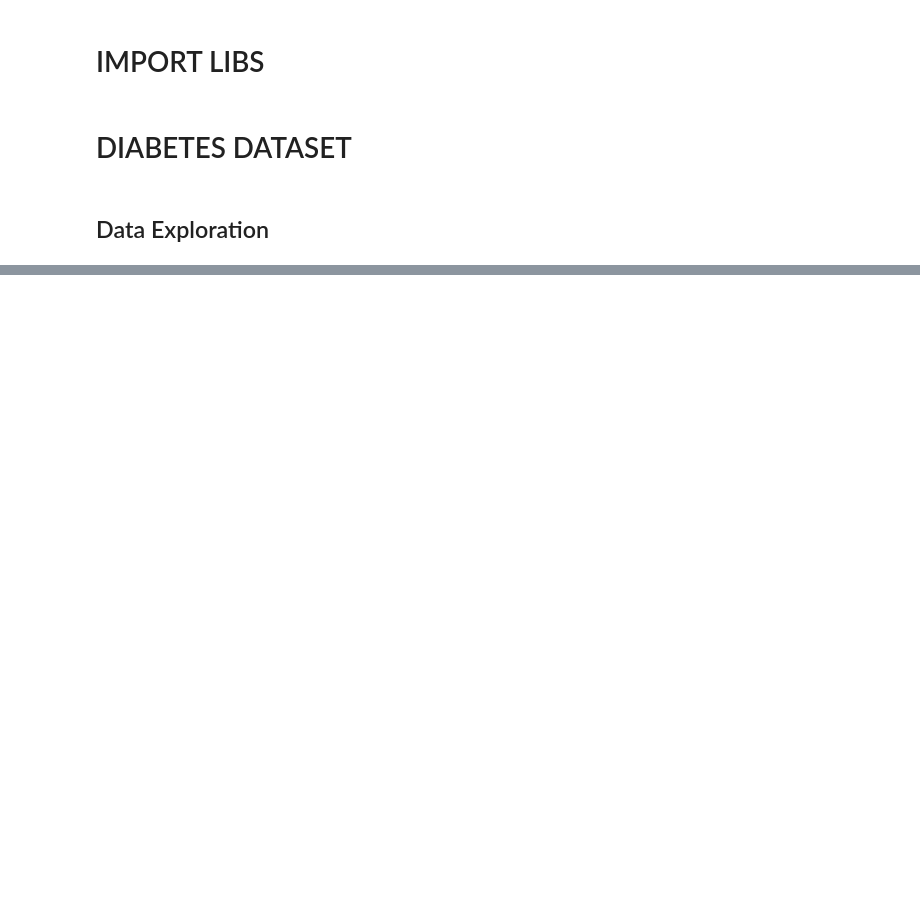
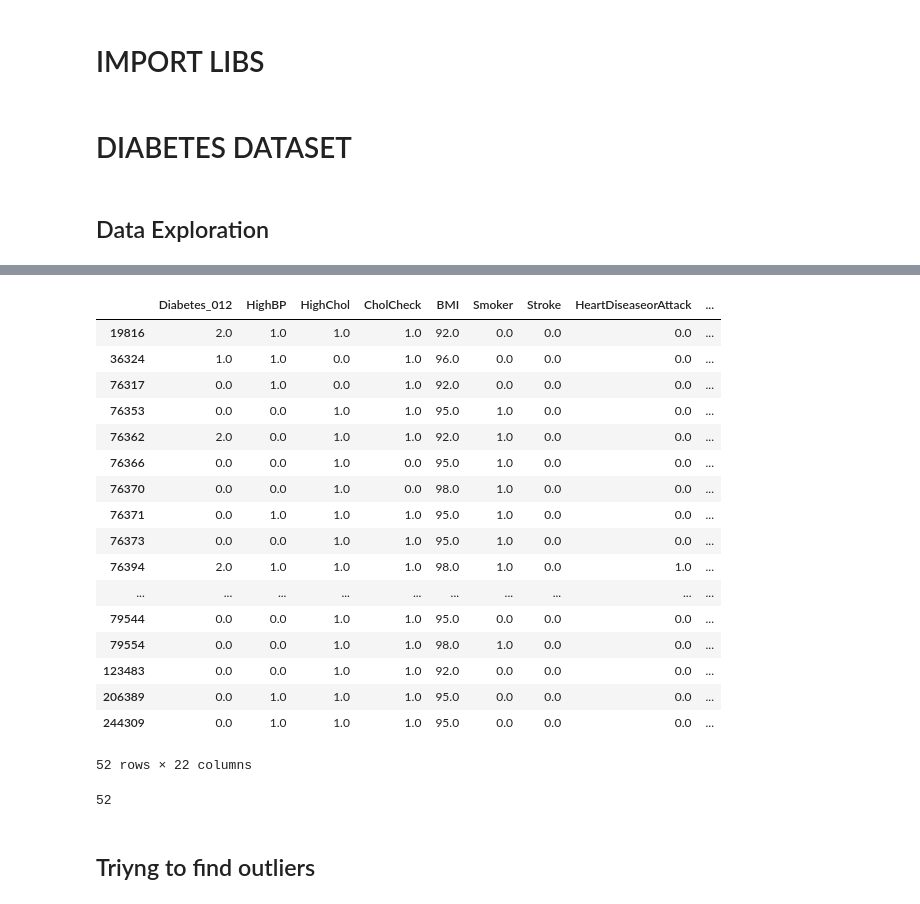
Before and after one commit to matheusapostulo/diabetes-machine-learning, a Jupyter notebook: Diabetes_Machine_Learning.ipynb, the cells around one changed output, grey strips where cells are left out. Drawn from its saved outputs; the diff is of its cells as text; code cells hidden in the pictures; blank space fills up the shorter version.

```diff
--- a/Diabetes_Machine_Learning.ipynb
+++ b/Diabetes_Machine_Learning.ipynb
@@ -53,0 +77,27 @@ diabetes_dataset.describe
+# %%
+diabetes_dataset.loc[diabetes_dataset['BMI']>=92]
+# %% [output]
+|  | Diabetes_012 | HighBP | HighChol | CholCheck | BMI | Smoker | Stroke | HeartDiseaseorAttack | ... |
+| 19816 | 2.0 | 1.0 | 1.0 | 1.0 | 92.0 | 0.0 | 0.0 | 0.0 | ... |
+| 36324 | 1.0 | 1.0 | 0.0 | 1.0 | 96.0 | 0.0 | 0.0 | 0.0 | ... |
+| 76317 | 0.0 | 1.0 | 0.0 | 1.0 | 92.0 | 0.0 | 0.0 | 0.0 | ... |
+| 76353 | 0.0 | 0.0 | 1.0 | 1.0 | 95.0 | 1.0 | 0.0 | 0.0 | ... |
+| 76362 | 2.0 | 0.0 | 1.0 | 1.0 | 92.0 | 1.0 | 0.0 | 0.0 | ... |
+| 76366 | 0.0 | 0.0 | 1.0 | 0.0 | 95.0 | 1.0 | 0.0 | 0.0 | ... |
+| 76370 | 0.0 | 0.0 | 1.0 | 0.0 | 98.0 | 1.0 | 0.0 | 0.0 | ... |
+| 76371 | 0.0 | 1.0 | 1.0 | 1.0 | 95.0 | 1.0 | 0.0 | 0.0 | ... |
+| 76373 | 0.0 | 0.0 | 1.0 | 1.0 | 95.0 | 1.0 | 0.0 | 0.0 | ... |
+| 76394 | 2.0 | 1.0 | 1.0 | 1.0 | 98.0 | 1.0 | 0.0 | 1.0 | ... |
+| ... | ... | ... | ... | ... | ... | ... | ... | ... | ... |
+| 79544 | 0.0 | 0.0 | 1.0 | 1.0 | 95.0 | 0.0 | 0.0 | 0.0 | ... |
+| 79554 | 0.0 | 0.0 | 1.0 | 1.0 | 98.0 | 1.0 | 0.0 | 0.0 | ... |
+| 123483 | 0.0 | 0.0 | 1.0 | 1.0 | 92.0 | 0.0 | 0.0 | 0.0 | ... |
+| 206389 | 0.0 | 1.0 | 1.0 | 1.0 | 95.0 | 0.0 | 0.0 | 0.0 | ... |
+| 244309 | 0.0 | 1.0 | 1.0 | 1.0 | 95.0 | 0.0 | 0.0 | 0.0 | ... |
+52 rows × 22 columns
+# %%
+diabetes_dataset['BMI'][diabetes_dataset['BMI']>=92].count()
+# %% [output]
+52
+# %% [markdown]
+## Triyng to find outliers
```
Also changed, not shown: parts of 16 cells of this notebook.
